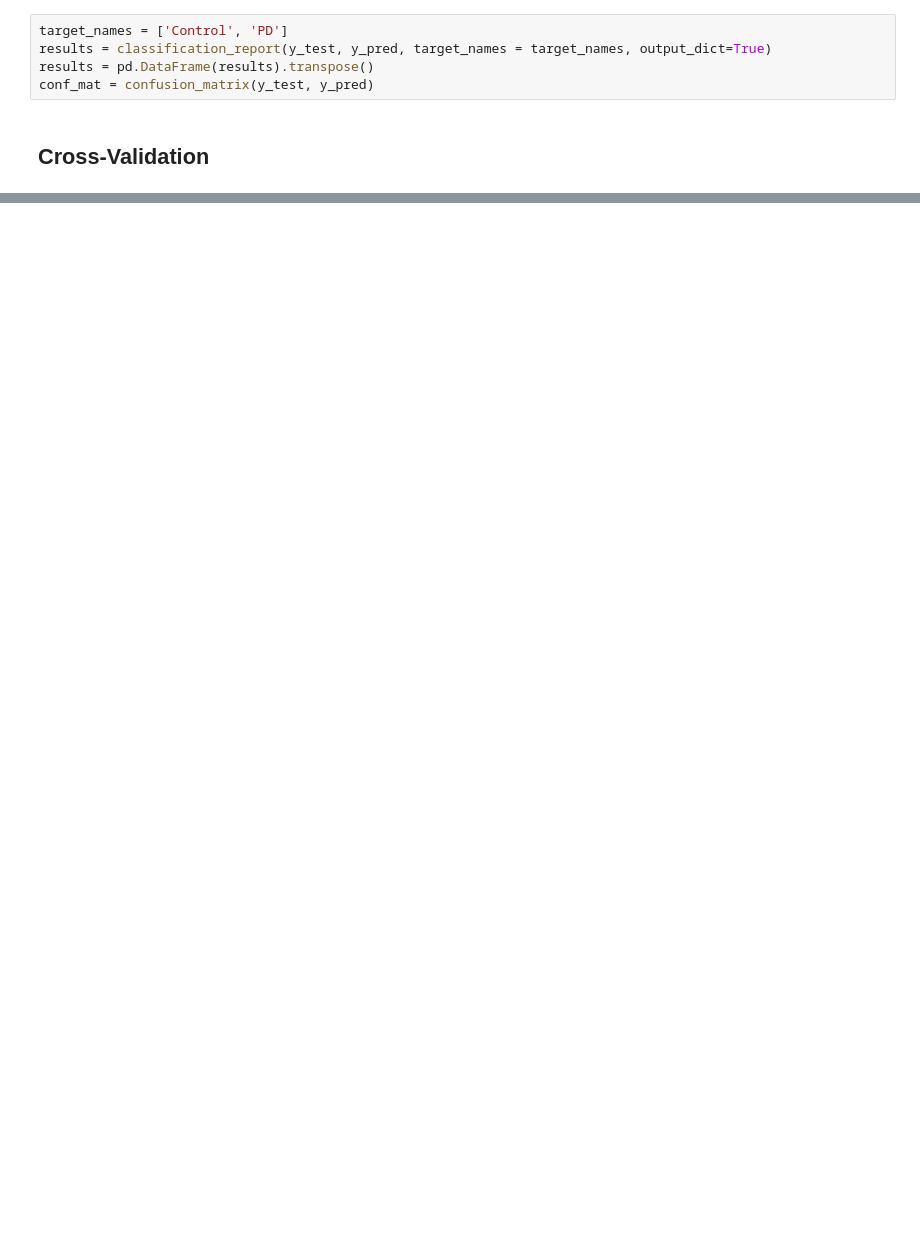
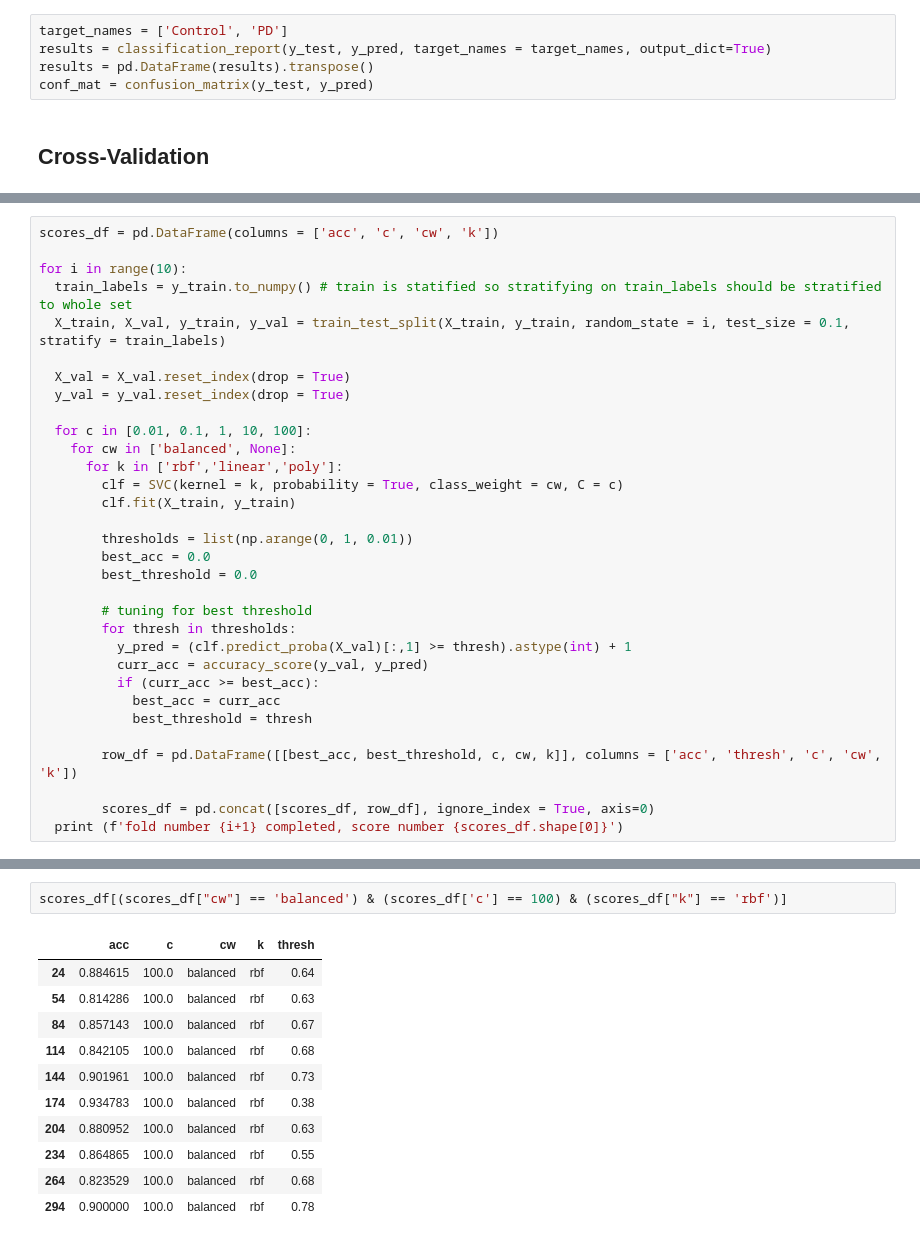
Before and after one commit to PDNow-Research/PDNow, a Jupyter notebook: HandPD/SVM.ipynb, the cells around one changed output, grey strips where cells are left out. Drawn from its saved outputs; the diff is of its cells as text; blank space fills up the shorter version.

```diff
--- a/HandPD/SVM.ipynb
+++ b/HandPD/SVM.ipynb
@@ -373,0 +367,32 @@ scores = cross_validate(clf, X, y, cv=3,
+# %%
+scores_df = pd.DataFrame(columns = ['acc', 'c', 'cw', 'k'])
+
+for i in range(10):
+  train_labels = y_train.to_numpy() # train is statified so stratifying on train_labels should be stratified to whole set
+  X_train, X_val, y_train, y_val = train_test_split(X_train, y_train, random_state = i, test_size = 0.1, stratify = train_labels)
+
+  X_val = X_val.reset_index(drop = True)
+  y_val = y_val.reset_index(drop = True)
+
+  for c in [0.01, 0.1, 1, 10, 100]:
+    for cw in ['balanced', None]:
+      for k in ['rbf','linear','poly']:
+        clf = SVC(kernel = k, probability = True, class_weight = cw, C = c)
+        clf.fit(X_train, y_train)
+
+        thresholds = list(np.arange(0, 1, 0.01))
+        best_acc = 0.0
+        best_threshold = 0.0
+
+        # tuning for best threshold
+        for thresh in thresholds:
+          y_pred = (clf.predict_proba(X_val)[:,1] >= thresh).astype(int) + 1
+          curr_acc = accuracy_score(y_val, y_pred)
+          if (curr_acc >= best_acc):
+            best_acc = curr_acc
+            best_threshold = thresh
+
+        row_df = pd.DataFrame([[best_acc, best_threshold, c, cw, k]], columns = ['acc', 'thresh', 'c', 'cw', 'k'])
+
+        scores_df = pd.concat([scores_df, row_df], ignore_index = True, axis=0)
+  print (f'fold number {i+1} completed, score number {scores_df.shape[0]}')
@@ -373,0 +441,14 @@ scores = cross_validate(clf, X, y, cv=3,
+# %%
+scores_df[(scores_df["cw"] == 'balanced') & (scores_df['c'] == 100) & (scores_df["k"] == 'rbf')]
+# %% [output]
+|  | acc | c | cw | k | thresh |
+| 24 | 0.884615 | 100.0 | balanced | rbf | 0.64 |
+| 54 | 0.814286 | 100.0 | balanced | rbf | 0.63 |
+| 84 | 0.857143 | 100.0 | balanced | rbf | 0.67 |
+| 114 | 0.842105 | 100.0 | balanced | rbf | 0.68 |
+| 144 | 0.901961 | 100.0 | balanced | rbf | 0.73 |
+| 174 | 0.934783 | 100.0 | balanced | rbf | 0.38 |
+| 204 | 0.880952 | 100.0 | balanced | rbf | 0.63 |
+| 234 | 0.864865 | 100.0 | balanced | rbf | 0.55 |
+| 264 | 0.823529 | 100.0 | balanced | rbf | 0.68 |
+| 294 | 0.900000 | 100.0 | balanced | rbf | 0.78 |
```
Also changed, not shown: parts of 22 cells of this notebook.
